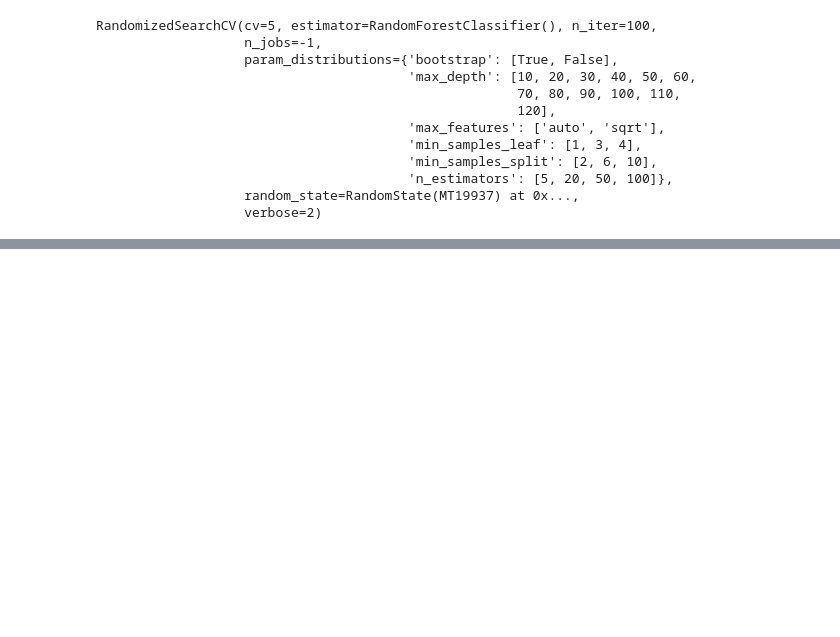
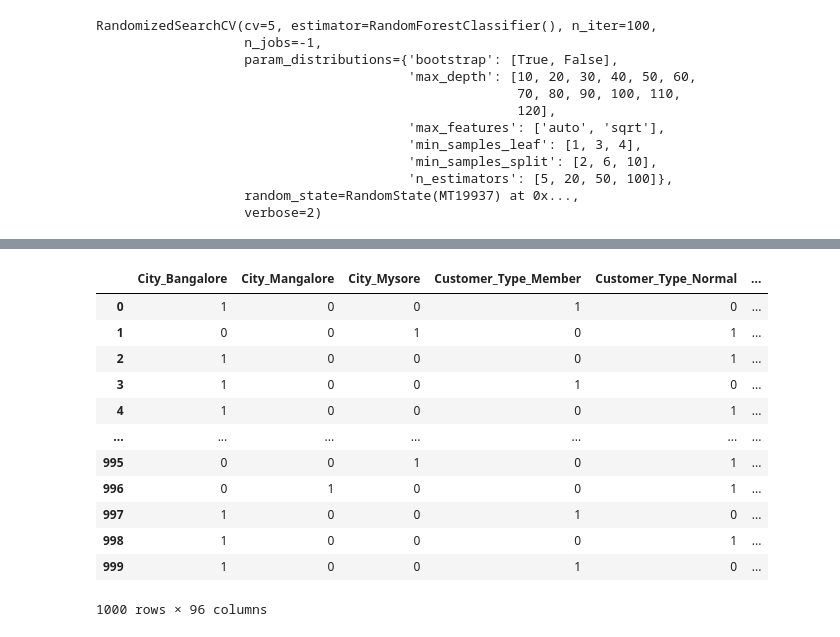
Before and after one commit to vipinindoria/super-market-sales-analytics, a Jupyter notebook: notebooks/SuperMarketSalesAnalytics.ipynb, the cells around one changed output, grey strips where cells are left out. Saved outputs shown, nothing was run; the diff lists cells and outputs as text; code cells hidden in the pictures; blank space fills up the shorter version.

```diff
--- a/notebooks/SuperMarketSalesAnalytics.ipynb
+++ b/notebooks/SuperMarketSalesAnalytics.ipynb
@@ -787,0 +905,25 @@ dtype: float64
+# %%
+cat_x = ohe_x.drop([
+    'Unit Price',
+    'Quantity',
+    'Selling Price',
+    'month',
+    'day',
+    'Discret Rating'
+], axis=1)
+# %%
+cat_x
+# %% [output]
+|  | City_Bangalore | City_Mangalore | City_Mysore | Customer_Type_Member | Customer_Type_Normal | ... |
+| 0 | 1 | 0 | 0 | 1 | 0 | ... |
+| 1 | 0 | 0 | 1 | 0 | 1 | ... |
+| 2 | 1 | 0 | 0 | 0 | 1 | ... |
+| 3 | 1 | 0 | 0 | 1 | 0 | ... |
+| 4 | 1 | 0 | 0 | 0 | 1 | ... |
+| ... | ... | ... | ... | ... | ... | ... |
+| 995 | 0 | 0 | 1 | 0 | 1 | ... |
+| 996 | 0 | 1 | 0 | 0 | 1 | ... |
+| 997 | 1 | 0 | 0 | 1 | 0 | ... |
+| 998 | 1 | 0 | 0 | 0 | 1 | ... |
+| 999 | 1 | 0 | 0 | 1 | 0 | ... |
+1000 rows × 96 columns
```
Also changed, not shown: parts of 17 cells of this notebook.
